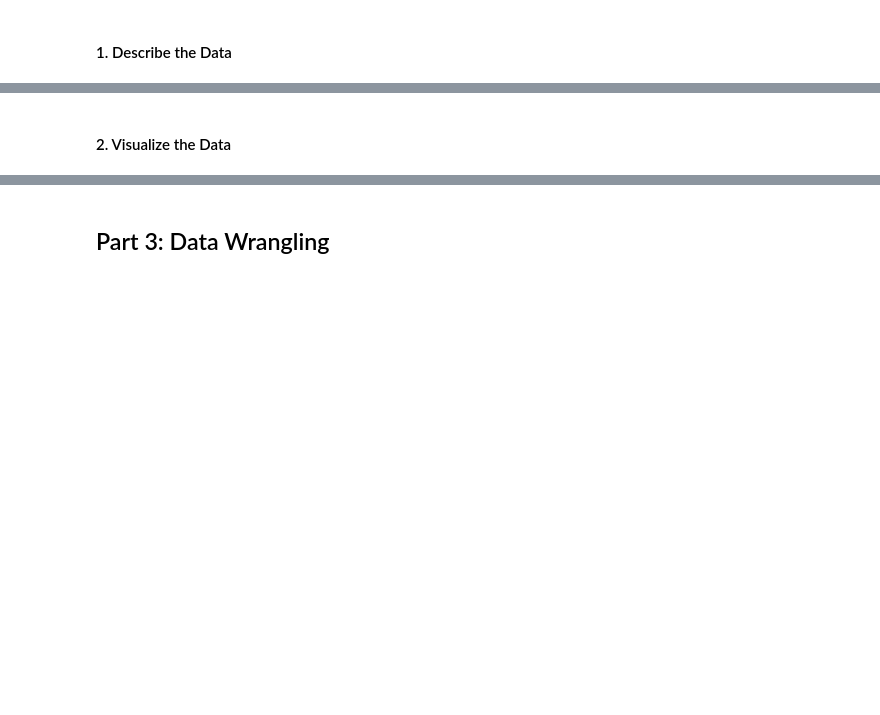
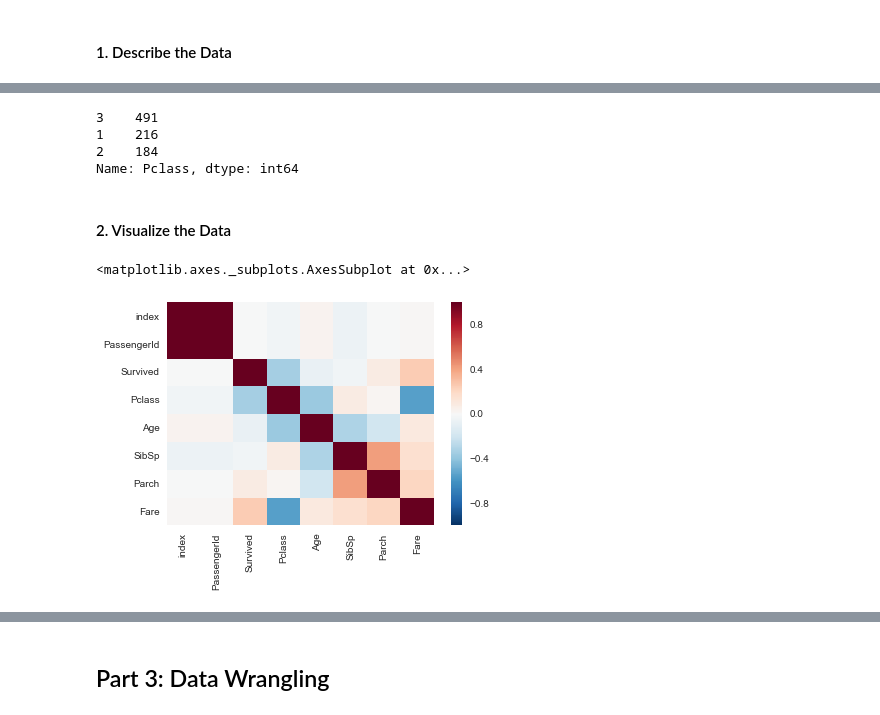
Before and after one commit to abhoward/DSI-SF-1-ABHOWARD, a Jupyter notebook: projects/project-05/code/starter-code/starter-code.ipynb, the cells around one changed output, grey strips where cells are left out. Drawn from its saved outputs; the diff is of its cells as text; code cells hidden in the pictures; blank space fills up the shorter version.

```diff
--- a/projects/project-05/code/starter-code/starter-code.ipynb
+++ b/projects/project-05/code/starter-code/starter-code.ipynb
@@ -20,2 +21,6 @@ SyntaxError: invalid syntax (<ipython-input-1-b0485d6fae25>, line 1)
 # %% [markdown]
 #### 1. Connect to the remote database
+# %%
+from sqlalchemy import create_engine
+
+engine = create_engine('postgresql://dsi_student:gastudents@dsi.c20gkj5cvu3l.us-east-1.rds.amazonaws.com:5432/titanic')
@@ -22,2 +33,9 @@ SyntaxError: invalid syntax (<ipython-input-1-b0485d6fae25>, line 1)
 # %% [markdown]
 #### 2. Query the database and aggregate the data
+# %%
+sql = """
+SELECT * FROM train
+"""
+
+train = pd.read_sql(sql, con=engine)
+train.head(3)
@@ -30,2 +76,16 @@ SyntaxError: invalid syntax (<ipython-input-1-b0485d6fae25>, line 1)
+# %%
+train.Pclass.value_counts()
+# %% [output]
+3    491
+1    216
+2    184
+Name: Pclass, dtype: int64
 # %% [markdown]
 #### 2. Visualize the Data
+# %%
+sns.set_style = ('whitegrid')
+# %%
+sns.heatmap(train.corr())
+# %% [output]
+<matplotlib.axes._subplots.AxesSubplot at 0x...>
+[figure, added]
```
Also changed, not shown: parts of 18 cells of this notebook.
